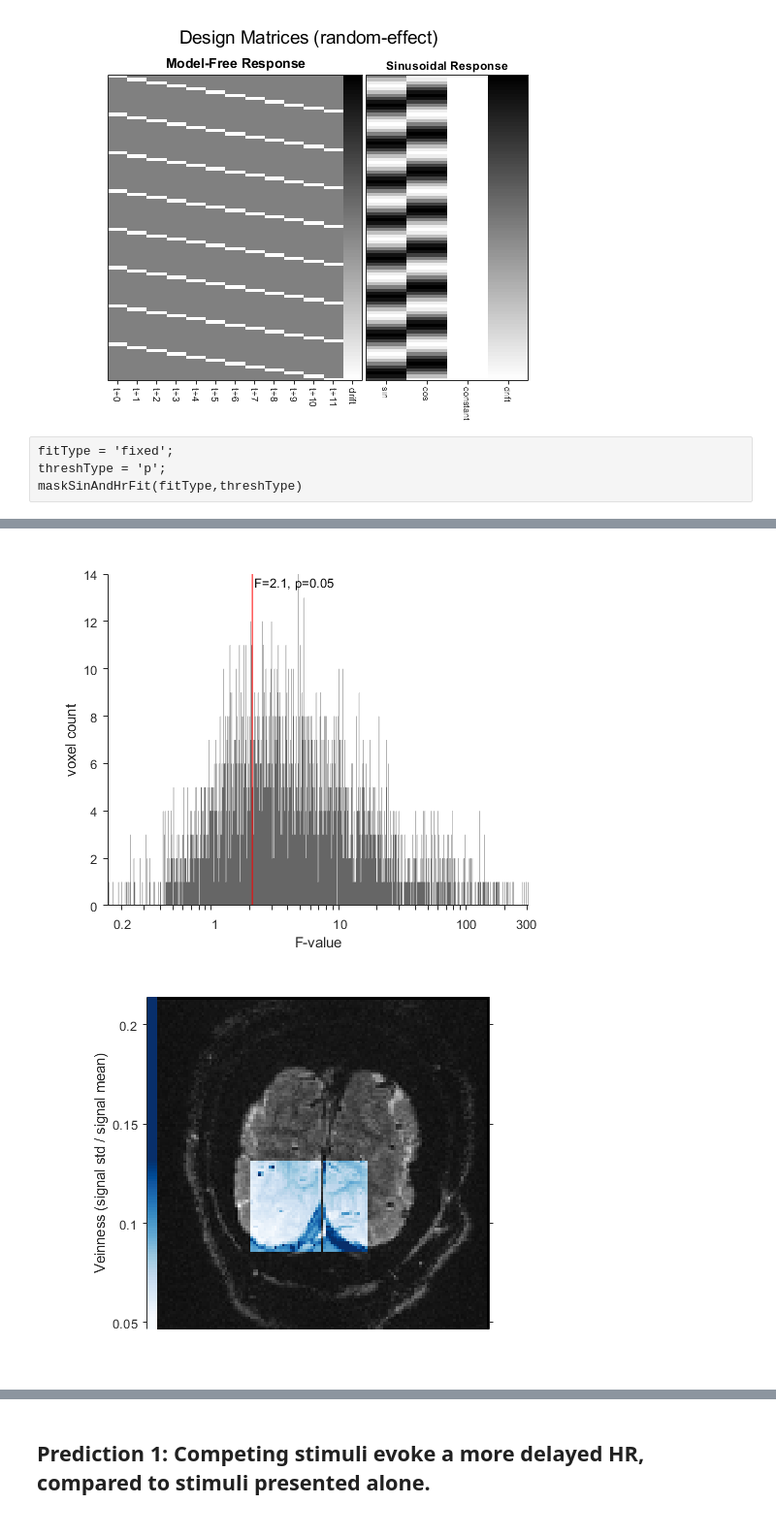
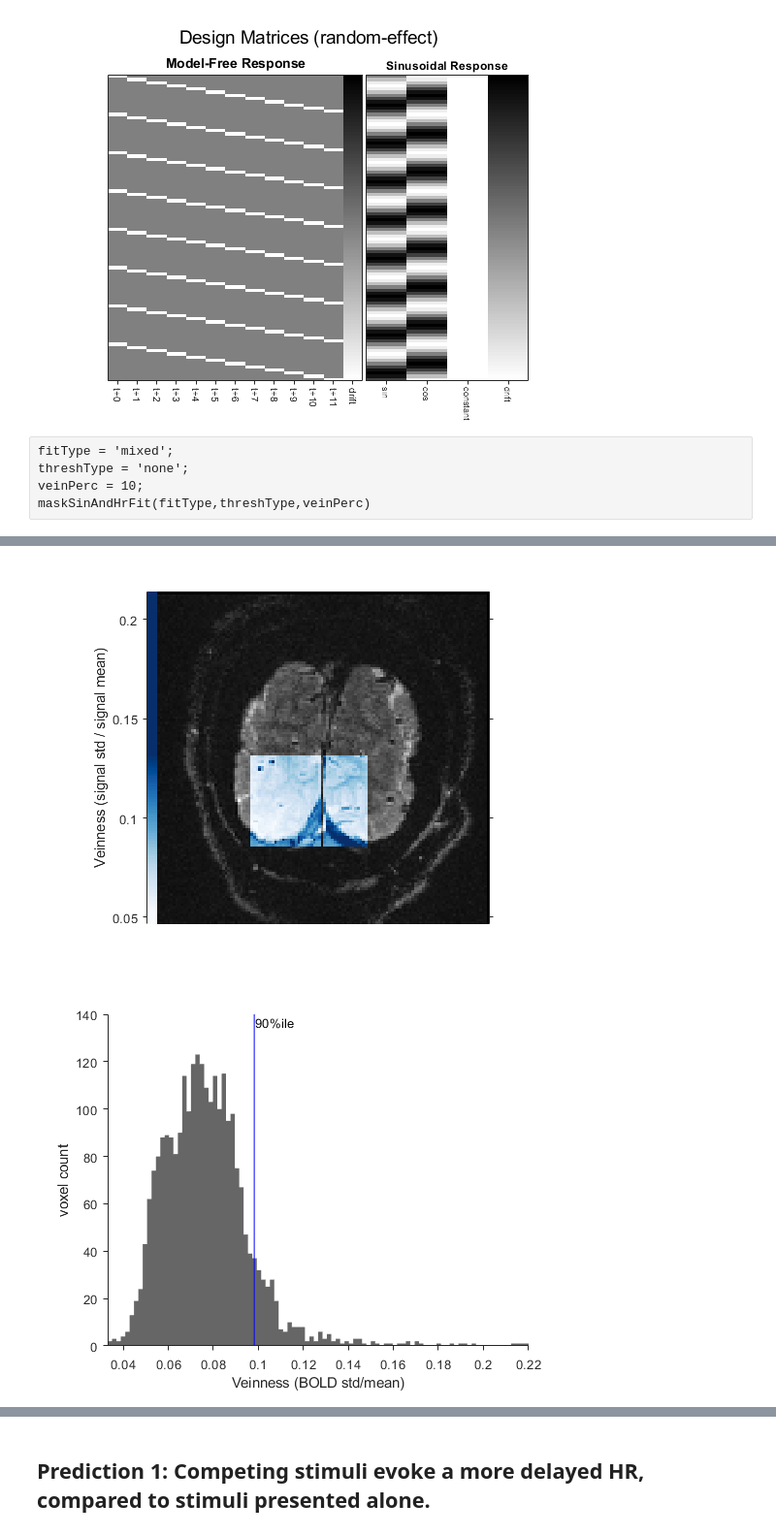
Before and after one commit to Proulx-S/HRdelay, a Jupyter notebook: neuroimaging/HRdelay.ipynb, the cells around one changed output, grey strips where cells are left out. Shown: that part at 97% size. Cells and saved outputs as stored; diff of their text form.

Commit message:
BugFix (enhance the way we deal with vein masking)
seems like we were masking the veins in instead of out

```diff
--- a/neuroimaging/HRdelay.ipynb
+++ b/neuroimaging/HRdelay.ipynb
@@ -33,9 +33,10 @@ Not actually running because way too long
 [figure]
 [figure]
 # %%
-fitType = 'fixed';
-threshType = 'p';
-maskSinAndHrFit(fitType,threshType)
+fitType = 'mixed';
+threshType = 'none';
+veinPerc = 10;
+maskSinAndHrFit(fitType,threshType,veinPerc)
 # %% [output]
 IN: anatomical V1 roi (C-derived\DecodingHR\anat\z)
 IN: voxel visual field eccentricity (C-derived\DecodingHR\anat\z)
@@ -55,2 +56,2 @@ Saving to: C:\Users\sebas\OneDrive - McGill University\dataBig\C-derived\Decodin
-[figure, old version]
+[figure, new version]
-[figure, old version]
+[figure, new version]
```
Also changed, not shown: parts of 2 cells of this notebook, 2 other files.
